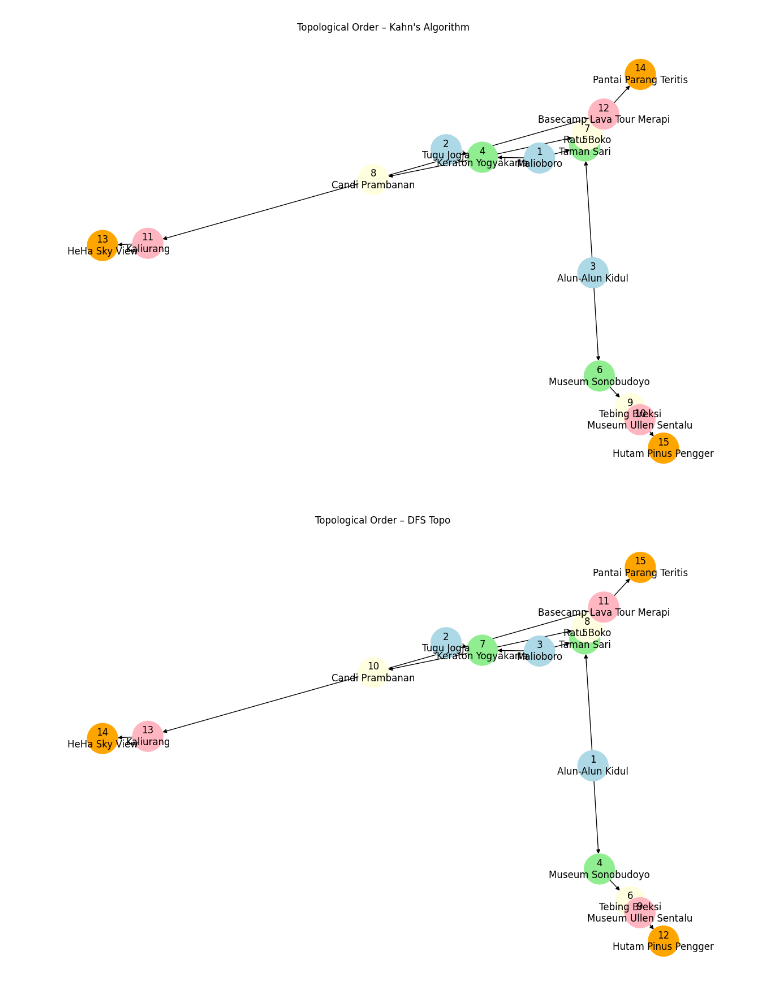
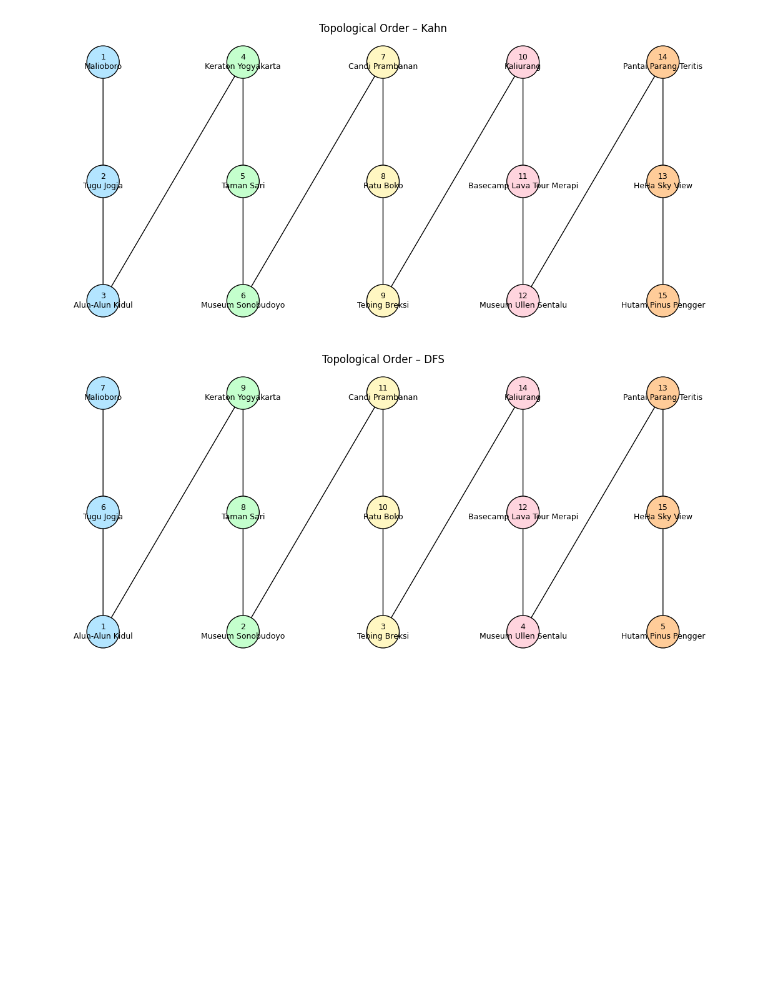
Before and after one commit to DienAkbar25/DesainAnalisisAlgoritma, a Jupyter notebook: DAA(TRIP_PLANNER).ipynb, the cells around one changed output. Saved outputs shown, nothing was run; the diff lists cells and outputs as text; code cells hidden in the pictures; blank space fills up the shorter version.

```diff
--- a/DAA(TRIP_PLANNER).ipynb
+++ b/DAA(TRIP_PLANNER).ipynb
@@ -198,0 +79,16 @@ pos = draw_base_graph(G)
+# %%
+def linear_pos(order_by_day, x_step=3.0, y_step=2.0):
+    pos = {}
+    maxlen = max(len(v) for v in order_by_day.values())
+
+    for i, d in enumerate(sorted(order_by_day.keys())):
+        seq = order_by_day[d]
+        x = i * x_step
+        mid = (maxlen - 1) / 2
+        for j, node in enumerate(seq):
+            y = (mid - j) * y_step
+            pos[node] = (x, y)
+
+    return pos
+
+pos = linear_pos(order_by_day)
@@ -199,27 +150,34 @@ pos = draw_base_graph(G)
 # %%
-def draw_topo_order(G, order, pos, title):
-    plt.figure(figsize=(12, 8))
+def draw_topo(order, title):
+    G = nx.DiGraph()
+    for u, edges in linear_graph.items():
+        for v, w in edges:
+            G.add_edge(u, v, weight=w)
 
+    # rank topo
     rank = {node: i+1 for i, node in enumerate(order)}
+
+    # warna per hari
+    colors = {
+        1:"#b3e5ff", 2:"#c4ffcd", 3:"#fff7c2",
+        4:"#ffd4de", 5:"#ffcc99"
+    }
+    node_colors = [colors[day[n]] for n in G.nodes()]
+
+    plt.figure(figsize=(14,6))
+    nx.draw_networkx_nodes(G, pos, node_size=1400,
+                           node_color=node_colors, edgecolors="black")
+    nx.draw_networkx_edges(G, pos, arrowstyle="-|>", arrowsize=16)
+
     labels = {n: f"{rank[n]}\n{places[n]}" for n in G.nodes()}
-    node_colors = get_node_colors_by_day()
-
-    nx.draw(
-        G, pos,
-        with_labels=True,
-        labels=labels,
-        node_size=1500,
-        node_color=node_colors,
-        arrows=True
-    )
+    nx.draw_networkx_labels(G, pos, labels=labels, font_size=9)
 
     plt.title(title)
     plt.axis("off")
     plt.show()
 
-# Pastikan order_kahn & order_dfs sudah dihitung di Step 6
-draw_topo_order(G, order_kahn, pos, "Topological Order – Kahn's Algorithm")
-draw_topo_order(G, order_dfs, pos, "Topological Order – DFS Topo")
+draw_topo(order_kahn, "Topological Order – Kahn")
+draw_topo(order_dfs,  "Topological Order – DFS")
 # %% [output]
-[figure, old version]
+[figure, new version]
-[figure, old version]
+[figure, new version]
```
Also changed, not shown: parts of 14 cells of this notebook.
